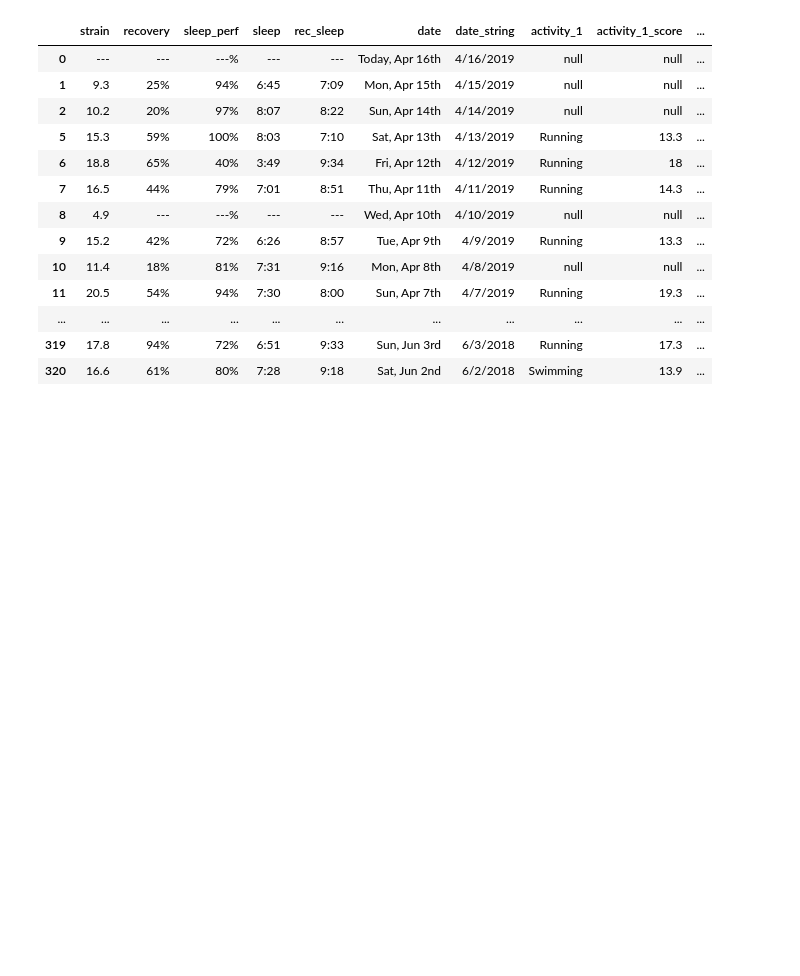
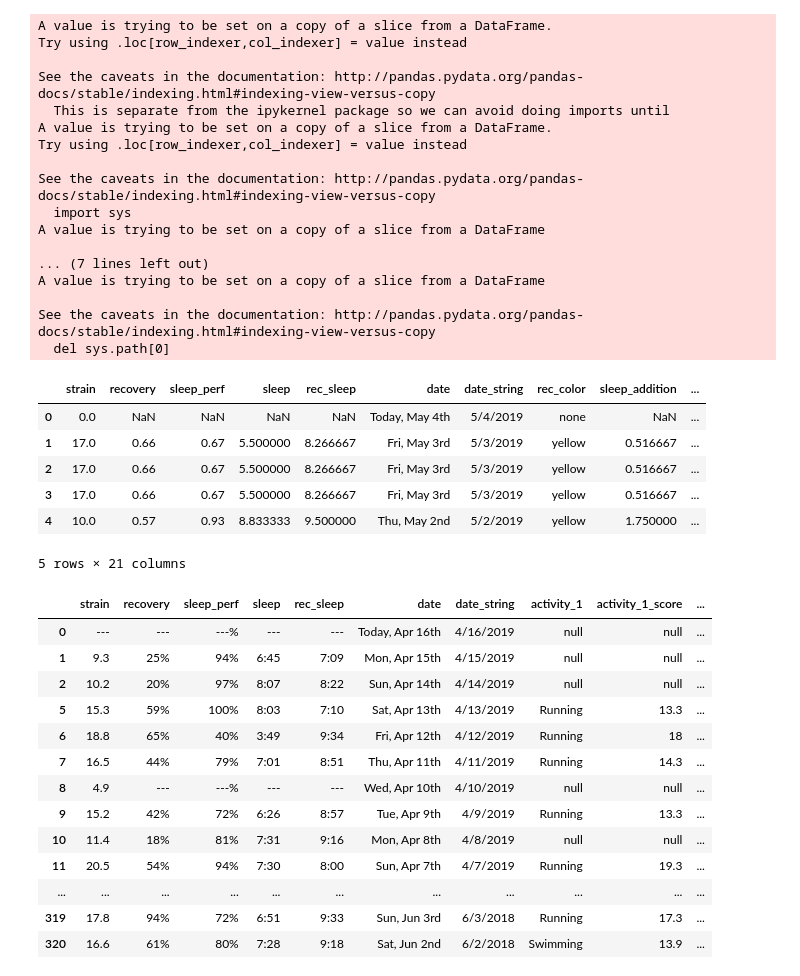
Before and after one commit to irickman/WHOOP-Strava-data, a Jupyter notebook: Testing.ipynb, the cells around one changed output. Cells and saved outputs as stored; diff of their text form; code cells hidden in the pictures; blank space fills up the shorter version.

Commit message:
adding the stacked data frame to the pull script and gsheets

```diff
--- a/Testing.ipynb
+++ b/Testing.ipynb
@@ -35,10 +35,10 @@ file = 'Activity data'
 sh = gc.open(file)
 
 wks_1 = sh[0]
-strav=wks_1.get_as_df(empty_value=np.nan)
-strav.dropna(how='all',inplace=True)
+strava=wks_1.get_as_df(empty_value=np.nan)
+strava.dropna(how='all',inplace=True)
 
 wks_2=sh[1]
-whoo=wks_2.get_as_df(empty_value=np.nan)
-whoo.dropna(how='all',inplace=True)
-whoo.dropna(axis=1,how='all',inplace=True)
+whoop=wks_2.get_as_df(empty_value=np.nan)
+whoop.dropna(how='all',inplace=True)
+whoop.dropna(axis=1,how='all',inplace=True)
@@ -44,0 +114,45 @@ whoo.dropna(axis=1,how='all',inplace=True)
+# %%
+act_1=all_whoop[['date','activity_1','activity_1_score']]
+act_1.columns=['date','activity','score']
+act_1['order']=1
+
+act_2=all_whoop[['date','activity_2','activity_2_score']]
+act_2.columns=['date','activity','score']
+act_2['order']=2
+act_2.dropna(inplace=True)
+
+act_3=all_whoop[['date','activity_3','activity_3_score']]
+act_3.columns=['date','activity','score']
+act_3['order']=3
+act_3.dropna(inplace=True)
+
+full_whoop=pd.concat([act_1,act_2,act_3])
+full_desc=whoop.drop(['activity_1','activity_2','activity_3','activity_1_score','activity_2_score','activity_3_score'],
+                   axis=1)
+whoop_df=full_desc.merge(full_whoop, how ='left',left_on='date',right_on='date')
+whoop_df.head()
+# %% [output]
+A value is trying to be set on a copy of a slice from a DataFrame.
+Try using .loc[row_indexer,col_indexer] = value instead
+
+See the caveats in the documentation: http://pandas.pydata.org/pandas-docs/stable/indexing.html#indexing-view-versus-copy
+  This is separate from the ipykernel package so we can avoid doing imports until
+A value is trying to be set on a copy of a slice from a DataFrame.
+Try using .loc[row_indexer,col_indexer] = value instead
+
+See the caveats in the documentation: http://pandas.pydata.org/pandas-docs/stable/indexing.html#indexing-view-versus-copy
+  import sys
+A value is trying to be set on a copy of a slice from a DataFrame
+
+... (7 lines left out)
+A value is trying to be set on a copy of a slice from a DataFrame
+
+See the caveats in the documentation: http://pandas.pydata.org/pandas-docs/stable/indexing.html#indexing-view-versus-copy
+  del sys.path[0]
+|  | strain | recovery | sleep_perf | sleep | rec_sleep | date | date_string | rec_color | sleep_addition | ... |
+| 0 | 0.0 | NaN | NaN | NaN | NaN | Today, May 4th | 5/4/2019 | none | NaN | ... |
+| 1 | 17.0 | 0.66 | 0.67 | 5.500000 | 8.266667 | Fri, May 3rd | 5/3/2019 | yellow | 0.516667 | ... |
+| 2 | 17.0 | 0.66 | 0.67 | 5.500000 | 8.266667 | Fri, May 3rd | 5/3/2019 | yellow | 0.516667 | ... |
+| 3 | 17.0 | 0.66 | 0.67 | 5.500000 | 8.266667 | Fri, May 3rd | 5/3/2019 | yellow | 0.516667 | ... |
+| 4 | 10.0 | 0.57 | 0.93 | 8.833333 | 9.500000 | Thu, May 2nd | 5/2/2019 | yellow | 1.750000 | ... |
+5 rows × 21 columns
```
Also changed, not shown: parts of 5 cells of this notebook, 2 other files.
